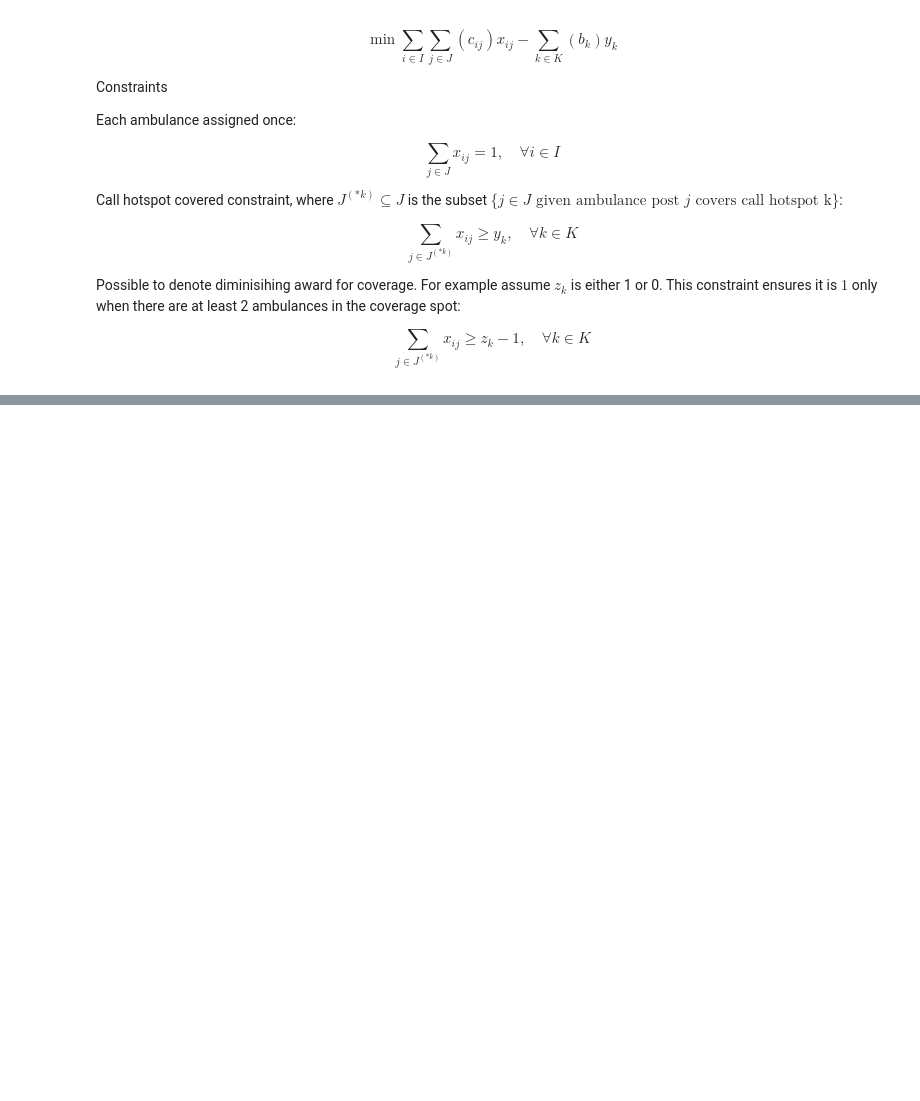
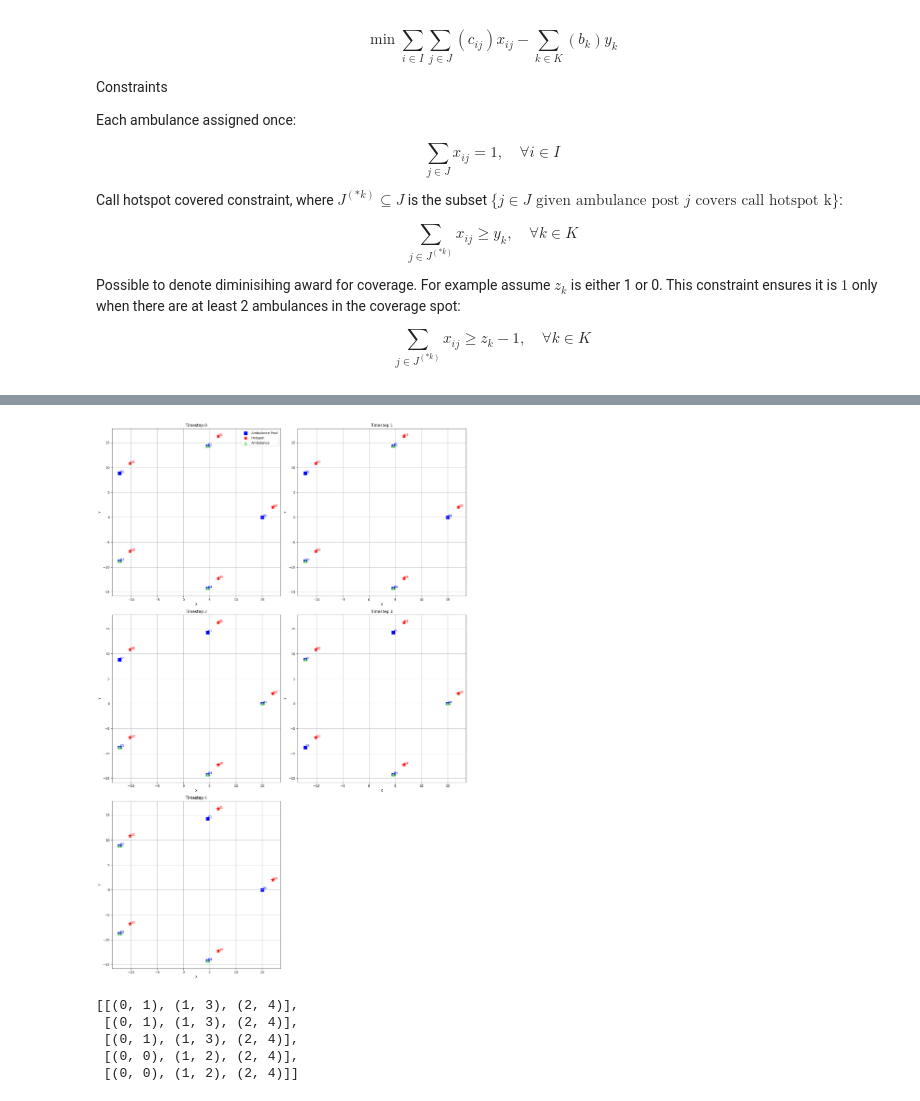
Before and after one commit to drustanyjt/dynamic-ambulance-routing, a Jupyter notebook: workbook.ipynb, the cells around one changed output, grey strips where cells are left out. Drawn from its saved outputs; the diff is of its cells as text; code cells hidden in the pictures; blank space fills up the shorter version.

Commit message:
Added visualiser

```diff
--- a/workbook.ipynb
+++ b/workbook.ipynb
@@ -131,13 +119,0 @@ x
-# %%
-status = model.solve(pulp.PULP_CBC_CMD(msg=False))
-
-print("Status:", pulp.LpStatus[status])
-print("Objective:", pulp.value(model.objective))
-
-for i in range(num_ambulances):
-    for j in range(len(ambulance_posts)):
-        if pulp.value(x[i][j]) > 0.5:
-            print(f"Ambulance {i} -> Post {j} at {ambulance_posts[j]}")
-
-covered_hotspots = [k for k in range(len(b)) if pulp.value(y[k]) > 0.5]
-print("Covered hotspots:", covered_hotspots)
@@ -152,0 +268,39 @@ Covered hotspots: [0, 2]
+# %%
+import numpy as np
+# Generate pentagon vertices for hospitals and ambulance posts
+def pentagon_vertices(center, radius):
+    angles = np.linspace(0, 2*np.pi, 6)[:-1]  # 5 points
+    return [(center[0] + radius * np.cos(a), center[1] + radius * np.sin(a)) for a in angles]
+
+center = (0, 0)
+radius = 15
+hospitals = pentagon_vertices(center, radius)
+ambulance_posts = hospitals.copy()
+
+# Place hotspots near each post (offset slightly)
+hotspot_offset = 2
+call_hotspots = [(x + hotspot_offset, y + hotspot_offset) for (x, y) in ambulance_posts]
+
+# J_k: ith hotspot covered by ith post only
+J_k = {k: [k] for k in range(5)}
+
+# Run simulation for 5 timesteps
+assignment_history =run_simulation(
+    num_timesteps=5,
+    num_ambulances=3,
+    ambulance_posts=ambulance_posts,
+    call_hotspots=call_hotspots,
+    J_k=J_k,
+    calculate_c_fn=calculate_c,
+    calculate_b_fn=calculate_b,
+    )
+# %% [output]
+[figure, added]
+# %%
+assignment_history
+# %% [output]
+[[(0, 1), (1, 3), (2, 4)],
+ [(0, 1), (1, 3), (2, 4)],
+ [(0, 1), (1, 3), (2, 4)],
+ [(0, 0), (1, 2), (2, 4)],
+ [(0, 0), (1, 2), (2, 4)]]
```
Also changed, not shown: parts of 12 cells of this notebook.
